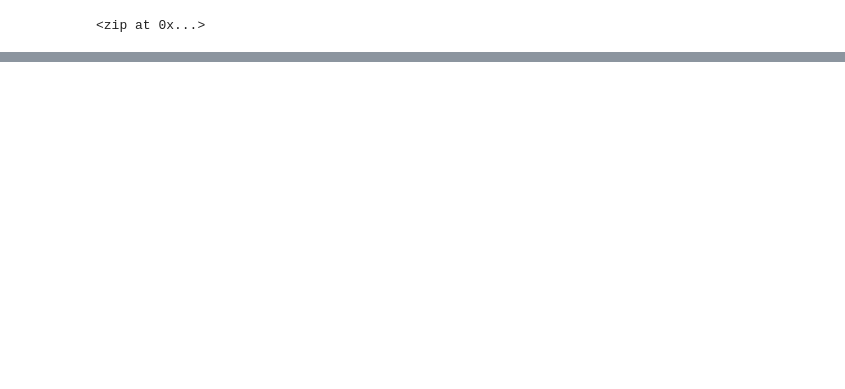
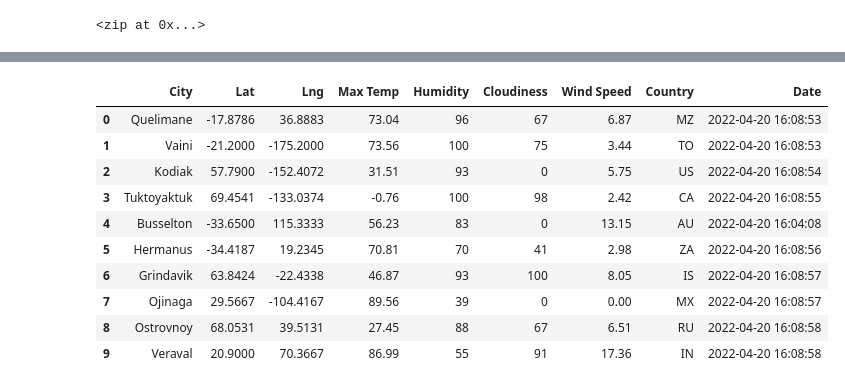
Before and after one commit to SalMaciel/World_Wheather_Analysis, a Jupyter notebook: Weather.ipynb, the cells around one changed output, grey strips where cells are left out. Drawn from its saved outputs; the diff is of its cells as text; code cells hidden in the pictures; blank space fills up the shorter version.

```diff
--- a/Weather.ipynb
+++ b/Weather.ipynb
@@ -32,0 +43,13 @@ len(cities)
+# %%
+# Starting URL for Weather Map API Call.
+url = "http://api.openweathermap.org/data/2.5/weather?units=Imperial&APPID=" + weather_api_key
+# %%
+# Create an empty list to hold the weather data.
+city_data = []
+# Print the beginning of the logging.
+print("Beginning Data Retrieval     ")
+print("-----------------------------")
+
+# Create counters.
+record_count = 1
+set_count = 1
@@ -32,0 +128,16 @@ len(cities)
+# %%
+# Convert the array of dictionaries to a Pandas DataFrame.
+city_data_df = pd.DataFrame(city_data)
+city_data_df.head(10)
+# %% [output]
+|  | City | Lat | Lng | Max Temp | Humidity | Cloudiness | Wind Speed | Country | Date |
+| 0 | Quelimane | -17.8786 | 36.8883 | 73.04 | 96 | 67 | 6.87 | MZ | 2022-04-20 16:08:53 |
+| 1 | Vaini | -21.2000 | -175.2000 | 73.56 | 100 | 75 | 3.44 | TO | 2022-04-20 16:08:53 |
+| 2 | Kodiak | 57.7900 | -152.4072 | 31.51 | 93 | 0 | 5.75 | US | 2022-04-20 16:08:54 |
+| 3 | Tuktoyaktuk | 69.4541 | -133.0374 | -0.76 | 100 | 98 | 2.42 | CA | 2022-04-20 16:08:55 |
+| 4 | Busselton | -33.6500 | 115.3333 | 56.23 | 83 | 0 | 13.15 | AU | 2022-04-20 16:04:08 |
+| 5 | Hermanus | -34.4187 | 19.2345 | 70.81 | 70 | 41 | 2.98 | ZA | 2022-04-20 16:08:56 |
+| 6 | Grindavik | 63.8424 | -22.4338 | 46.87 | 93 | 100 | 8.05 | IS | 2022-04-20 16:08:57 |
+| 7 | Ojinaga | 29.5667 | -104.4167 | 89.56 | 39 | 0 | 0.00 | MX | 2022-04-20 16:08:57 |
+| 8 | Ostrovnoy | 68.0531 | 39.5131 | 27.45 | 88 | 67 | 6.51 | RU | 2022-04-20 16:08:58 |
+| 9 | Veraval | 20.9000 | 70.3667 | 86.99 | 55 | 91 | 17.36 | IN | 2022-04-20 16:08:58 |
```
Also changed, not shown: parts of 6 cells of this notebook.
